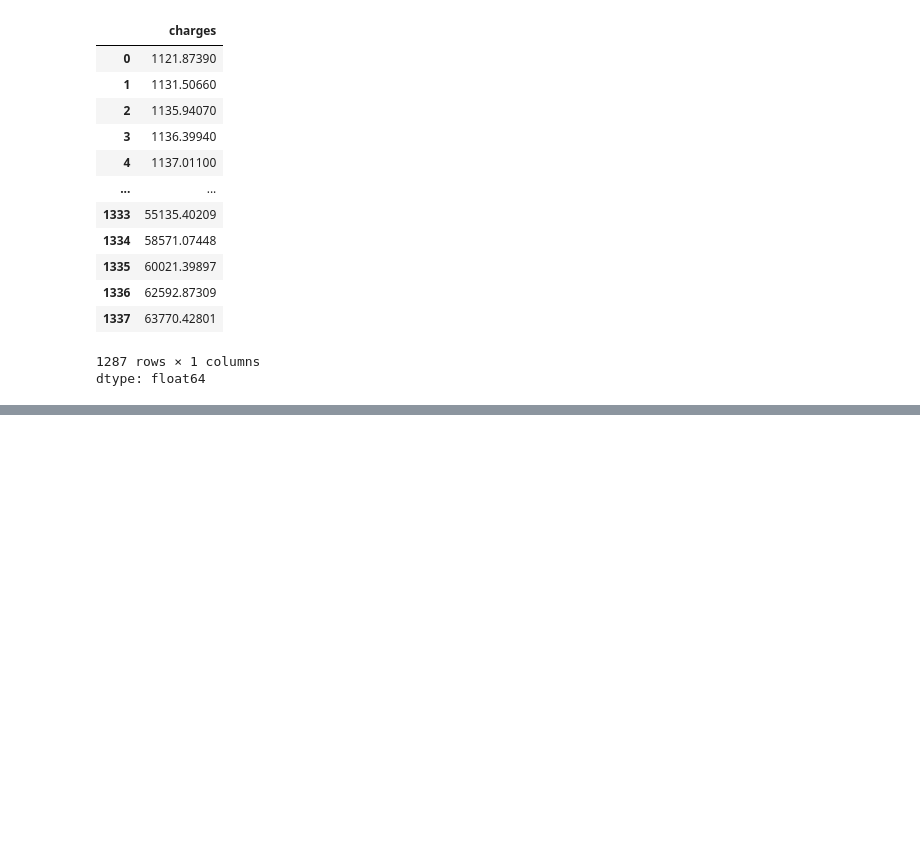
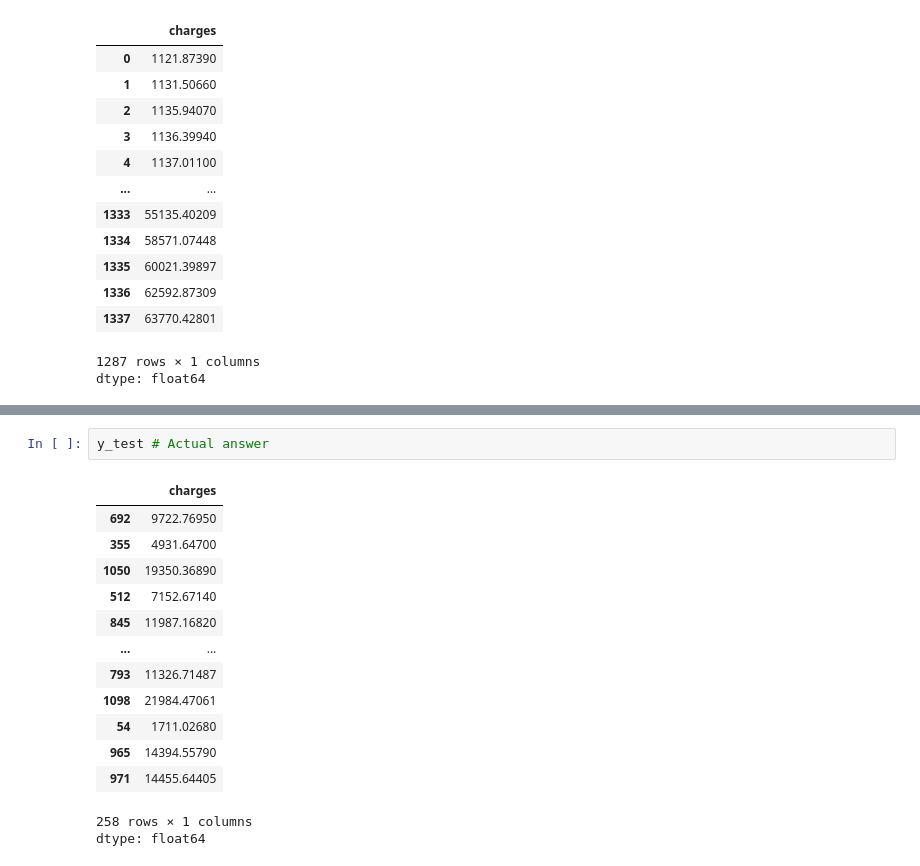
Before and after one commit to prasadboyina/statstical-learning, a Jupyter notebook: linear_regression_.ipynb, the cells around one changed output, grey strips where cells are left out. Cells and saved outputs as stored; diff of their text form; blank space fills up the shorter version.

```diff
--- a/linear_regression_.ipynb
+++ b/linear_regression_.ipynb
@@ -191,0 +269,17 @@ dtype: float64
+# %%
+y_test # Actual answer
+# %% [output]
+|  | charges |
+| 692 | 9722.76950 |
+| 355 | 4931.64700 |
+| 1050 | 19350.36890 |
+| 512 | 7152.67140 |
+| 845 | 11987.16820 |
+| ... | ... |
+| 793 | 11326.71487 |
+| 1098 | 21984.47061 |
+| 54 | 1711.02680 |
+| 965 | 14394.55790 |
+| 971 | 14455.64405 |
+258 rows × 1 columns
+dtype: float64
```
Also changed, not shown: parts of 12 cells of this notebook.
